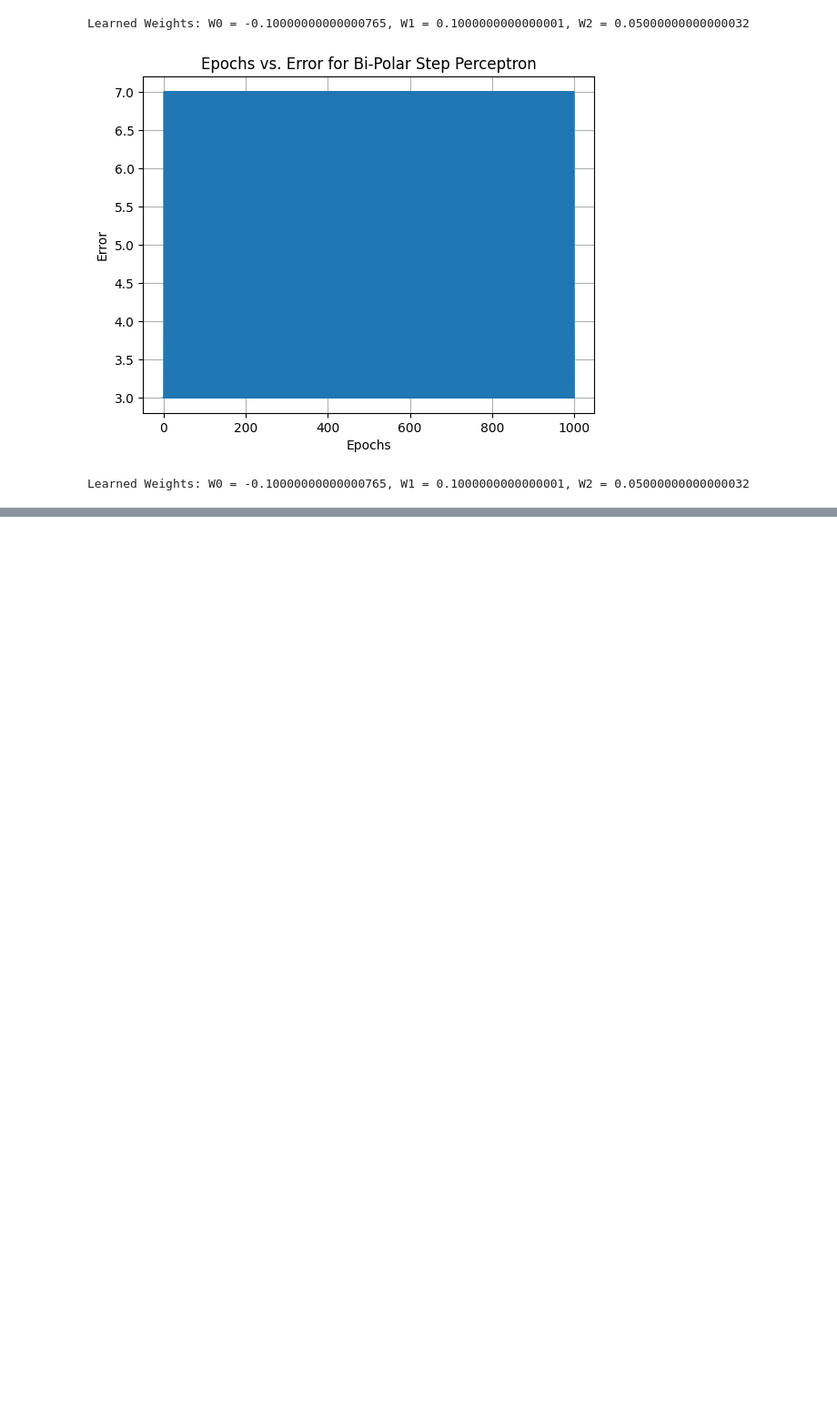
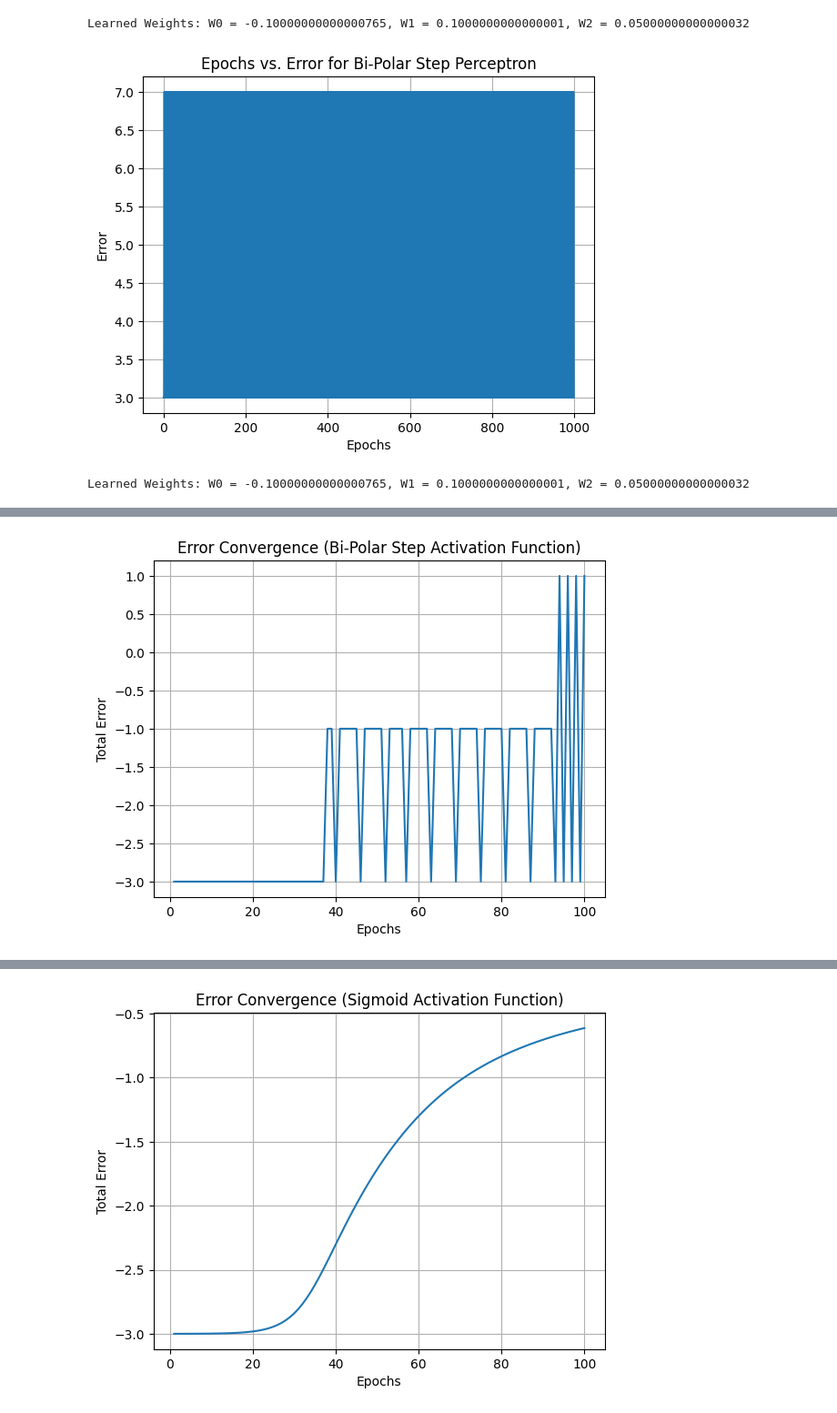
Before and after one commit to gnani43/mlassignment, a Jupyter notebook: lab5.ipynb, the cells around one changed output, grey strips where cells are left out. Shown at 91% size. Saved outputs shown, nothing was run; the diff lists cells and outputs as text; code cells hidden in the pictures; blank space fills up the shorter version.

```diff
--- a/lab5.ipynb
+++ b/lab5.ipynb
@@ -209,0 +295,72 @@ Learned Weights: W0 = -0.10000000000000765, W1 = 0.1000000000000001, W2 = 0.0500
+# %%
+#A2
+import numpy as np
+
+# Define initial weights and learning rate
+W0 = 10
+W1 = 0.2
+W2 = -0.75
+learning_rate = 0.05
+
+# Training data for AND gate
+# AND gate truth table: inputs and corresponding outputs
+inputs = np.array([[0, 0], [0, 1], [1, 0], [1, 1]])
+targets = np.array([0, 0, 0, 1])
+
+# Activation functions
+def bi_polar_step_activation(sum):
+    return -1 if sum < 0 else 1
+
+def sigmoid_activation(sum):
+    return 1 / (1 + np.exp(-sum))
+
+def relu_activation(sum):
+    return max(0, sum)
+
+# Perceptron training function
+def train_perceptron(weights, learning_rate, max_epochs, data, activation_fn):
+    errors = []  # To store error values for each epoch
+    for epoch in range(max_epochs):
+        total_error = 0
+        for i in range(len(data)):
+            x1, x2 = data[i]
+            target = targets[i]
+            # Calculate the weighted sum
+            weighted_sum = weights[0] + weights[1] * x1 + weights[2] * x2
+            # Apply the selected activation function
+            activated_sum = activation_fn(weighted_sum)
+            # Calculate the error
+            error = target - activated_sum
+            total_error += error
+            # Update weights
+            weights[0] += learning_rate * error
+            weights[1] += learning_rate * error * x1
+            weights[2] += learning_rate * error * x2
+        errors.append(total_error)
+        if total_error == 0:
+            break
+    return weights, errors
+
+# Test different activation functions and compare iterations
+activation_functions = [("Bi-Polar Step", bi_polar_step_activation),
+                        ("Sigmoid", sigmoid_activation),
+                        ("ReLU", relu_activation)]
+
+for activation_name, activation_fn in activation_functions:
+    print(f"\nTraining with {activation_name} Activation Function:")
+    trained_weights, error_values = train_perceptron([W0, W1, W2], learning_rate, 100, inputs, activation_fn)
+    print("Trained Weights:")
+    print(f"W0: {trained_weights[0]}, W1: {trained_weights[1]}, W2: {trained_weights[2]}")
+
+    print("\nTesting the Trained Perceptron:")
+    test_perceptron(trained_weights, inputs)
+    print(f"Number of Iterations to Converge: {len(error_values)}")
+
+    import matplotlib.pyplot as plt
+    plt.plot(range(1, len(error_values) + 1), error_values)
+    plt.xlabel('Epochs')
+    plt.ylabel('Total Error')
+    plt.title(f'Error Convergence ({activation_name} Activation Function)')
+    plt.grid(True)
+    plt.show()
+# %% [output]
@@ -209,0 +378 @@ Learned Weights: W0 = -0.10000000000000765, W1 = 0.1000000000000001, W2 = 0.0500
+[figure, added]
@@ -209,0 +390 @@ Learned Weights: W0 = -0.10000000000000765, W1 = 0.1000000000000001, W2 = 0.0500
+[figure, added]
```
Also changed, not shown: parts of 9 cells of this notebook.
